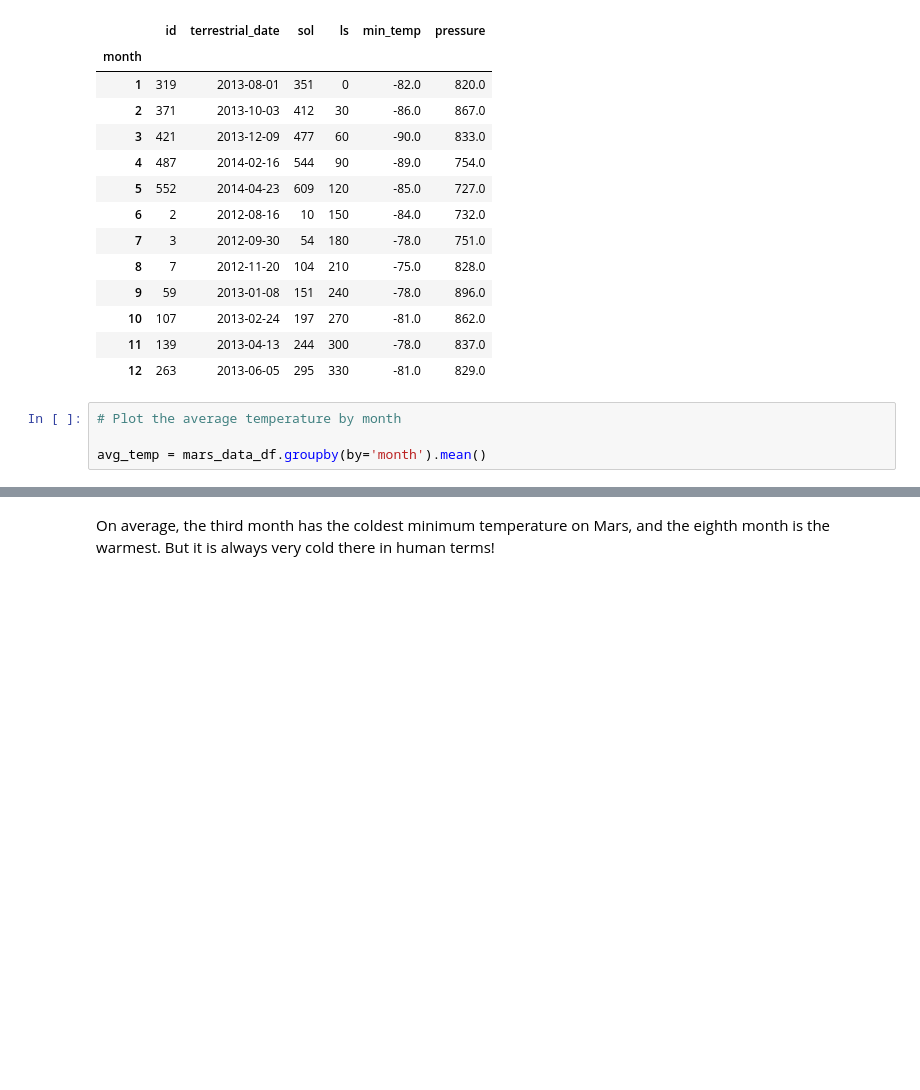
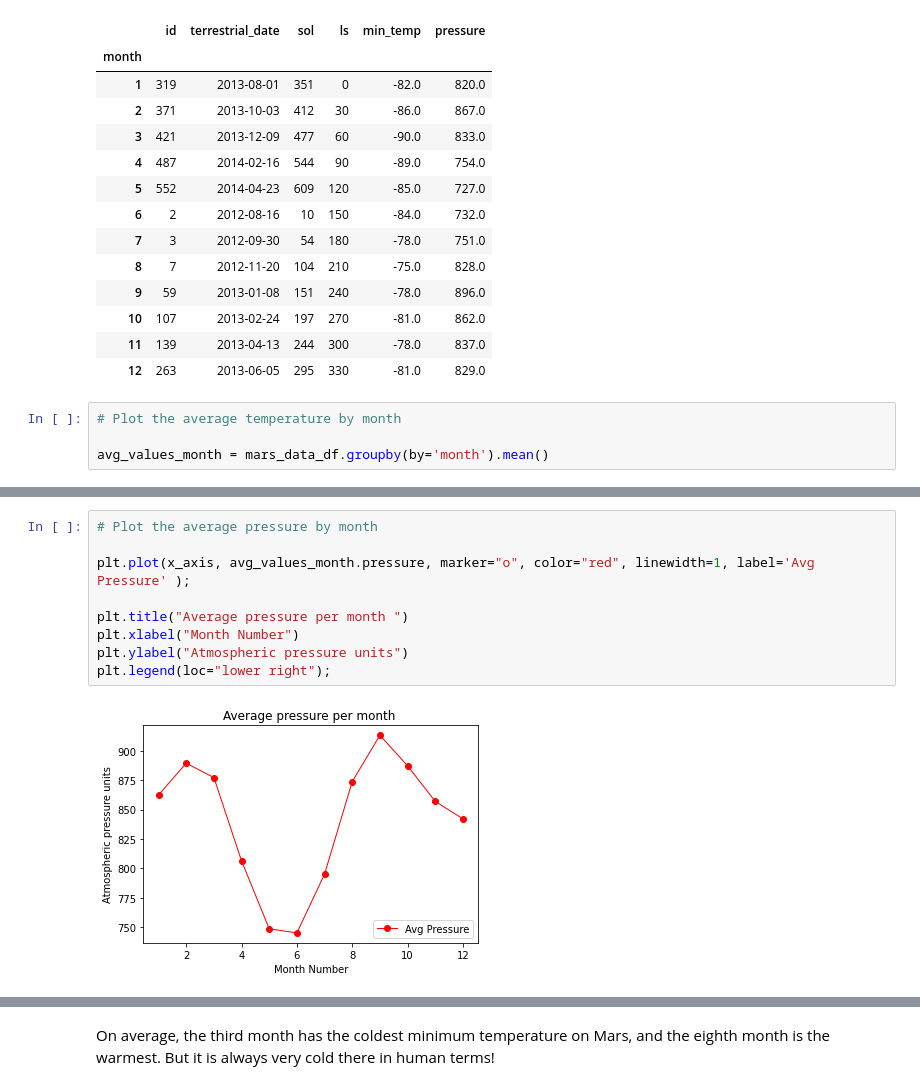
Before and after one commit to lcardsvr/Module-11-Challenge, a Jupyter notebook: part_2_mars_weather.ipynb, the cells around one changed output, grey strips where cells are left out. Saved outputs shown, nothing was run; the diff lists cells and outputs as text; blank space fills up the shorter version.

```diff
--- a/part_2_mars_weather.ipynb
+++ b/part_2_mars_weather.ipynb
@@ -267,4 +267,4 @@ mars_data_df.groupby(by='month').min()
 # %%
 # Plot the average temperature by month
 
-avg_temp = mars_data_df.groupby(by='month').mean()
+avg_values_month = mars_data_df.groupby(by='month').mean()
@@ -378,0 +430,11 @@ avg_temp.sort_values(by='min_temp', ascending=False)
+# %%
+# Plot the average pressure by month
+
+plt.plot(x_axis, avg_values_month.pressure, marker="o", color="red", linewidth=1, label='Avg Pressure' );
+
+plt.title("Average pressure per month ")
+plt.xlabel("Month Number")
+plt.ylabel("Atmospheric pressure units")
+plt.legend(loc="lower right");
+# %% [output]
+[figure, added]
```
Also changed, not shown: parts of 22 cells of this notebook, 1 other file.
